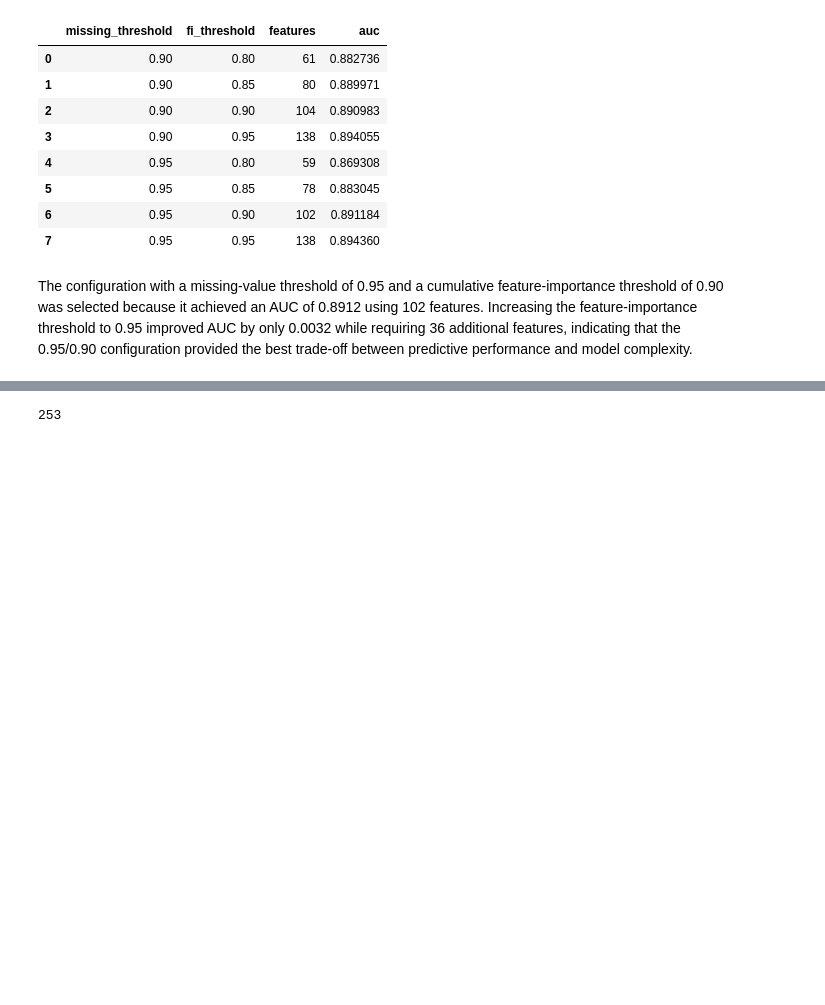
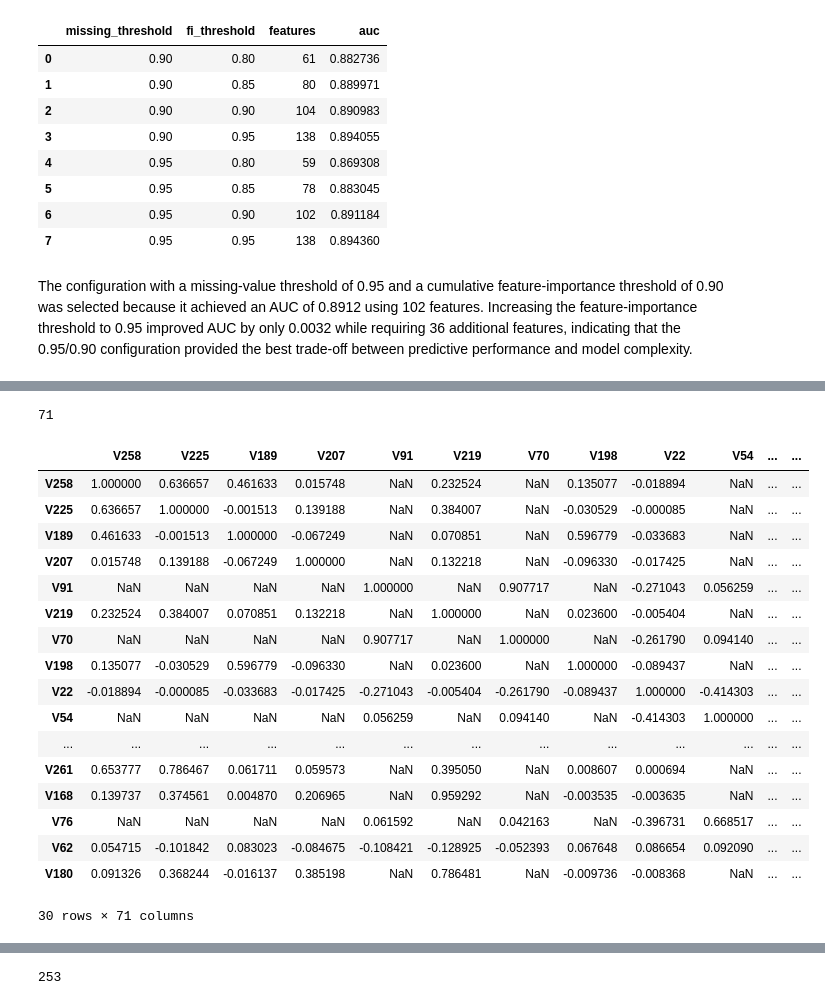
Before and after one commit to hungryfire267/rag-fraud-detection-api, a Jupyter notebook: notebooks/preprocessing.ipynb, the cells around one changed output, grey strips where cells are left out. Drawn from its saved outputs; the diff is of its cells as text; code cells hidden in the pictures; blank space fills up the shorter version.

```diff
--- a/notebooks/preprocessing.ipynb
+++ b/notebooks/preprocessing.ipynb
@@ -88,0 +297,27 @@ The configuration with a missing-value threshold of 0.95 and a cumulative featur
+# %%
+V_list = [col for col in df.columns if col.startswith("V")]
+print(len(V_list))
+# %% [output]
+71
+# %%
+corr_matrix = df[V_list].corr()[:30]
+corr_matrix
+# %% [output]
+|  | V258 | V225 | V189 | V207 | V91 | V219 | V70 | V198 | V22 | V54 | ... | ... |
+| V258 | 1.000000 | 0.636657 | 0.461633 | 0.015748 | NaN | 0.232524 | NaN | 0.135077 | -0.018894 | NaN | ... | ... |
+| V225 | 0.636657 | 1.000000 | -0.001513 | 0.139188 | NaN | 0.384007 | NaN | -0.030529 | -0.000085 | NaN | ... | ... |
+| V189 | 0.461633 | -0.001513 | 1.000000 | -0.067249 | NaN | 0.070851 | NaN | 0.596779 | -0.033683 | NaN | ... | ... |
+| V207 | 0.015748 | 0.139188 | -0.067249 | 1.000000 | NaN | 0.132218 | NaN | -0.096330 | -0.017425 | NaN | ... | ... |
+| V91 | NaN | NaN | NaN | NaN | 1.000000 | NaN | 0.907717 | NaN | -0.271043 | 0.056259 | ... | ... |
+| V219 | 0.232524 | 0.384007 | 0.070851 | 0.132218 | NaN | 1.000000 | NaN | 0.023600 | -0.005404 | NaN | ... | ... |
+| V70 | NaN | NaN | NaN | NaN | 0.907717 | NaN | 1.000000 | NaN | -0.261790 | 0.094140 | ... | ... |
+| V198 | 0.135077 | -0.030529 | 0.596779 | -0.096330 | NaN | 0.023600 | NaN | 1.000000 | -0.089437 | NaN | ... | ... |
+| V22 | -0.018894 | -0.000085 | -0.033683 | -0.017425 | -0.271043 | -0.005404 | -0.261790 | -0.089437 | 1.000000 | -0.414303 | ... | ... |
+| V54 | NaN | NaN | NaN | NaN | 0.056259 | NaN | 0.094140 | NaN | -0.414303 | 1.000000 | ... | ... |
+| ... | ... | ... | ... | ... | ... | ... | ... | ... | ... | ... | ... | ... |
+| V261 | 0.653777 | 0.786467 | 0.061711 | 0.059573 | NaN | 0.395050 | NaN | 0.008607 | 0.000694 | NaN | ... | ... |
+| V168 | 0.139737 | 0.374561 | 0.004870 | 0.206965 | NaN | 0.959292 | NaN | -0.003535 | -0.003635 | NaN | ... | ... |
+| V76 | NaN | NaN | NaN | NaN | 0.061592 | NaN | 0.042163 | NaN | -0.396731 | 0.668517 | ... | ... |
+| V62 | 0.054715 | -0.101842 | 0.083023 | -0.084675 | -0.108421 | -0.128925 | -0.052393 | 0.067648 | 0.086654 | 0.092090 | ... | ... |
+| V180 | 0.091326 | 0.368244 | -0.016137 | 0.385198 | NaN | 0.786481 | NaN | -0.009736 | -0.008368 | NaN | ... | ... |
+30 rows × 71 columns
```
Also changed, not shown: parts of 24 cells of this notebook, 1 other file.
